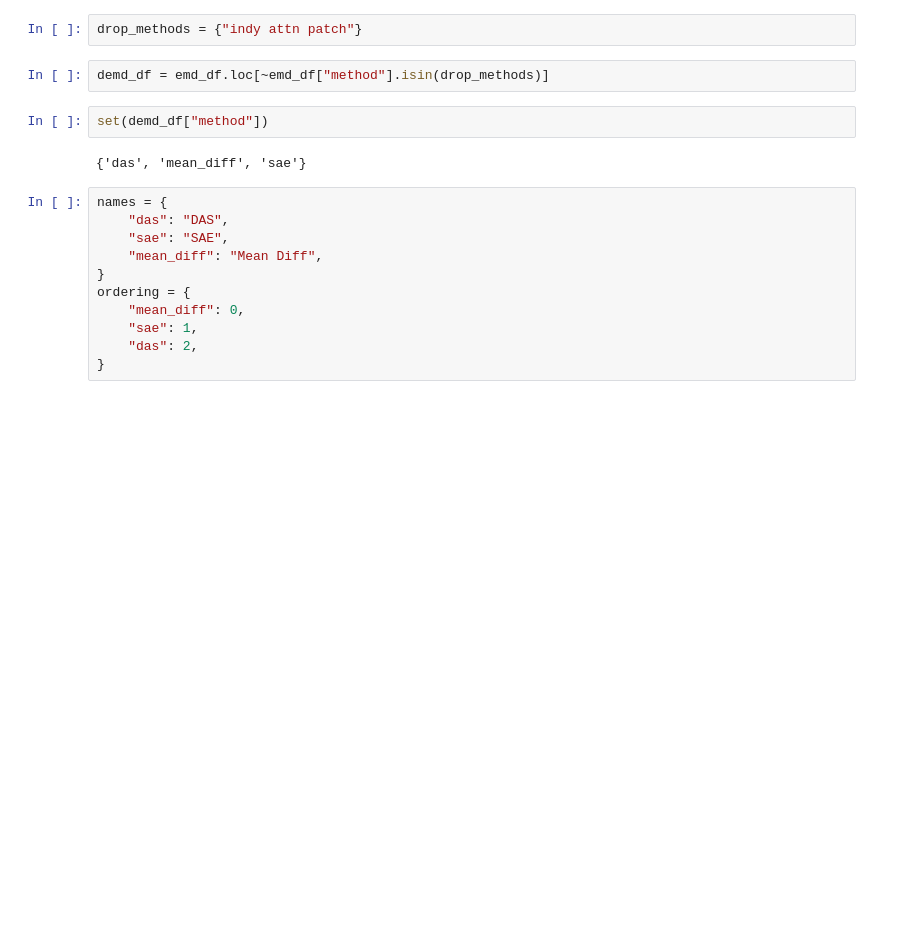
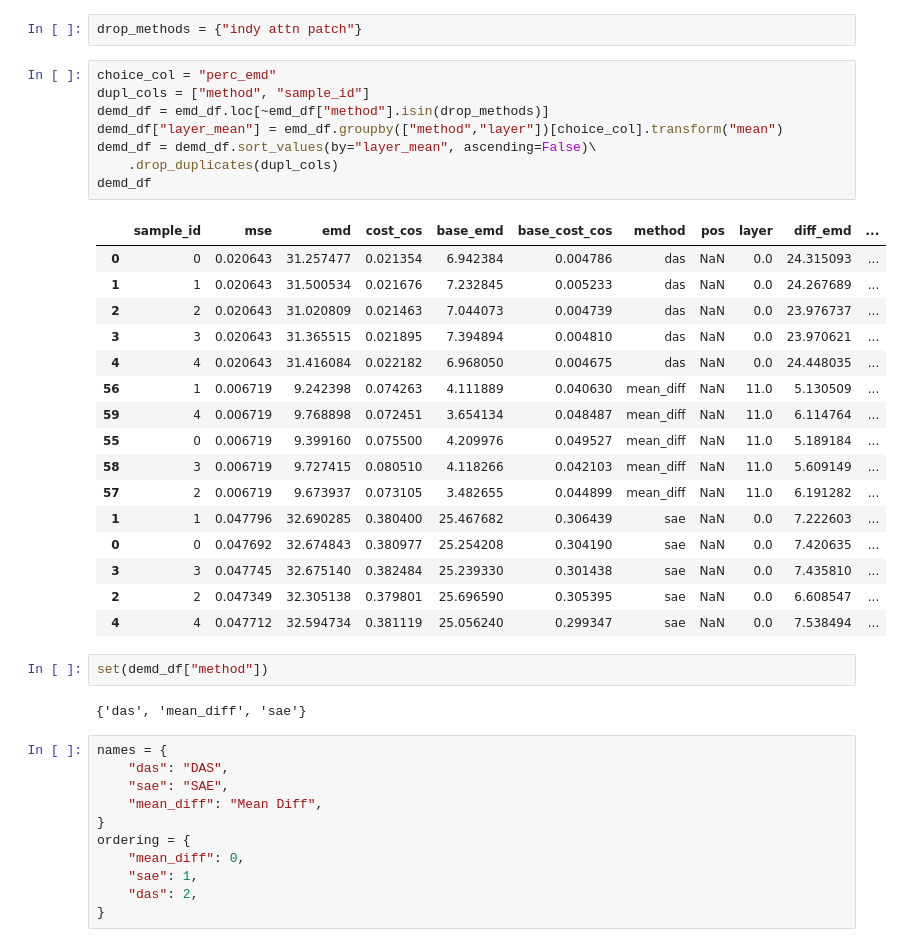
Before and after one commit to grantsrb/rep_divergence, a Jupyter notebook: divergence/emd_vis.ipynb, the cells around one changed output. Cells and saved outputs as stored; diff of their text form; blank space fills up the shorter version.

```diff
--- a/divergence/emd_vis.ipynb
+++ b/divergence/emd_vis.ipynb
@@ -51,7 +100,30 @@ emd_df["percent"] = (emd_df["emd"]-emd_df["base_emd"])/emd_df["base_emd"]
 # %%
 drop_methods = {"indy attn patch"}
 # %%
+choice_col = "perc_emd"
+dupl_cols = ["method", "sample_id"]
 demd_df = emd_df.loc[~emd_df["method"].isin(drop_methods)]
+demd_df["layer_mean"] = emd_df.groupby(["method","layer"])[choice_col].transform("mean")
+demd_df = demd_df.sort_values(by="layer_mean", ascending=False)\
+    .drop_duplicates(dupl_cols)
+demd_df
+# %% [output]
+|  | sample_id | mse | emd | cost_cos | base_emd | base_cost_cos | method | pos | layer | diff_emd | ... |
+| 0 | 0 | 0.020643 | 31.257477 | 0.021354 | 6.942384 | 0.004786 | das | NaN | 0.0 | 24.315093 | ... |
+| 1 | 1 | 0.020643 | 31.500534 | 0.021676 | 7.232845 | 0.005233 | das | NaN | 0.0 | 24.267689 | ... |
+| 2 | 2 | 0.020643 | 31.020809 | 0.021463 | 7.044073 | 0.004739 | das | NaN | 0.0 | 23.976737 | ... |
+| 3 | 3 | 0.020643 | 31.365515 | 0.021895 | 7.394894 | 0.004810 | das | NaN | 0.0 | 23.970621 | ... |
+| 4 | 4 | 0.020643 | 31.416084 | 0.022182 | 6.968050 | 0.004675 | das | NaN | 0.0 | 24.448035 | ... |
+| 56 | 1 | 0.006719 | 9.242398 | 0.074263 | 4.111889 | 0.040630 | mean_diff | NaN | 11.0 | 5.130509 | ... |
+| 59 | 4 | 0.006719 | 9.768898 | 0.072451 | 3.654134 | 0.048487 | mean_diff | NaN | 11.0 | 6.114764 | ... |
+| 55 | 0 | 0.006719 | 9.399160 | 0.075500 | 4.209976 | 0.049527 | mean_diff | NaN | 11.0 | 5.189184 | ... |
+| 58 | 3 | 0.006719 | 9.727415 | 0.080510 | 4.118266 | 0.042103 | mean_diff | NaN | 11.0 | 5.609149 | ... |
+| 57 | 2 | 0.006719 | 9.673937 | 0.073105 | 3.482655 | 0.044899 | mean_diff | NaN | 11.0 | 6.191282 | ... |
+| 1 | 1 | 0.047796 | 32.690285 | 0.380400 | 25.467682 | 0.306439 | sae | NaN | 0.0 | 7.222603 | ... |
+| 0 | 0 | 0.047692 | 32.674843 | 0.380977 | 25.254208 | 0.304190 | sae | NaN | 0.0 | 7.420635 | ... |
+| 3 | 3 | 0.047745 | 32.675140 | 0.382484 | 25.239330 | 0.301438 | sae | NaN | 0.0 | 7.435810 | ... |
+| 2 | 2 | 0.047349 | 32.305138 | 0.379801 | 25.696590 | 0.305395 | sae | NaN | 0.0 | 6.608547 | ... |
+| 4 | 4 | 0.047712 | 32.594734 | 0.381119 | 25.056240 | 0.299347 | sae | NaN | 0.0 | 7.538494 | ... |
 # %%
 set(demd_df["method"])
 # %% [output]
```
Also changed, not shown: parts of 16 cells of this notebook.
